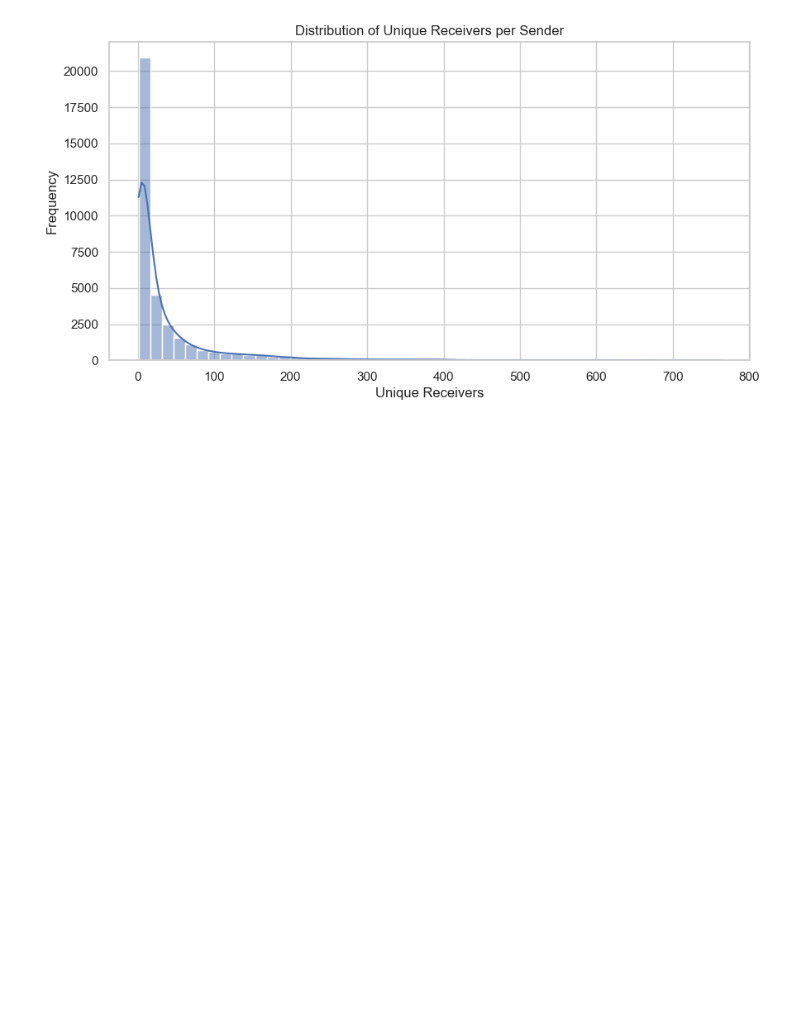
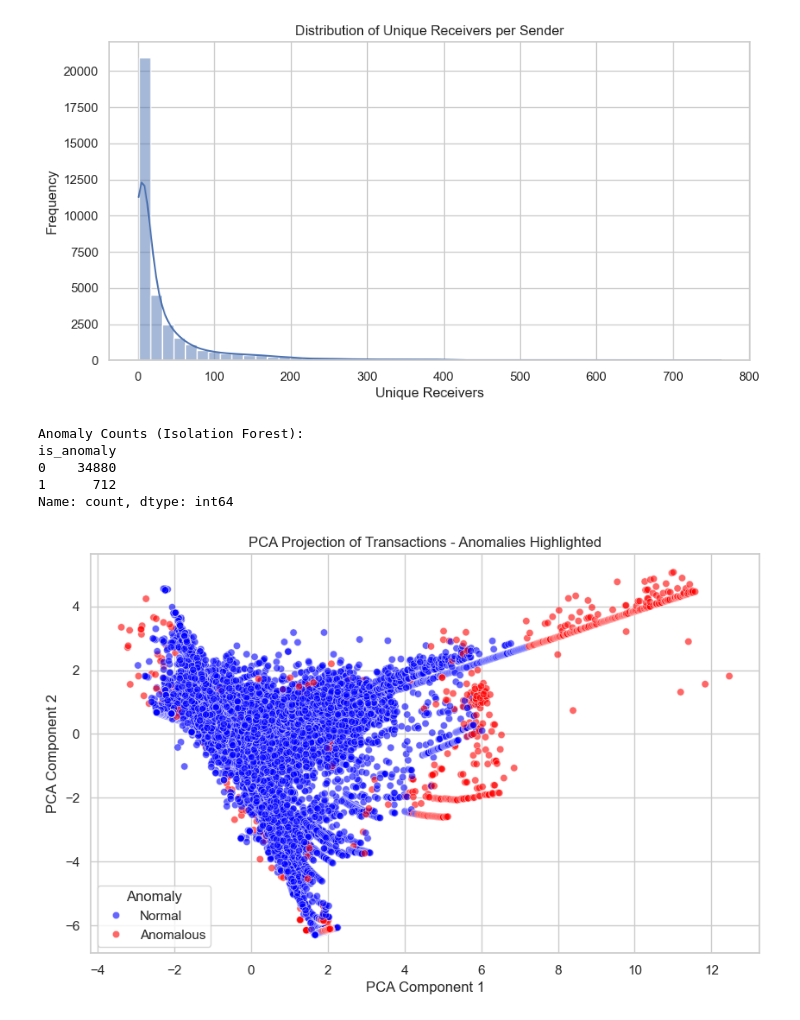
Before and after one commit to KunalVishwaSivakumar/Transaction-Fraud-Detection, a Jupyter notebook: proj.ipynb, the cells around one changed output. Cells and saved outputs as stored; diff of their text form; code cells hidden in the pictures; blank space fills up the shorter version.

```diff
--- a/proj.ipynb
+++ b/proj.ipynb
@@ -143,0 +124,63 @@ plt.show()
+# %%
+from sklearn.preprocessing import StandardScaler
+from sklearn.ensemble import IsolationForest
+from sklearn.decomposition import PCA
+
+# Select modeling features
+features = [
+    'time_diff_sec',
+    'sender_txn_count',
+    'receiver_txn_count',
+    'sender_avg_rating',
+    'receiver_avg_rating',
+    'unique_receivers'
+]
+
+# Clean + scale
+df_model = df[features].replace([np.inf, -np.inf], np.nan).dropna()
+scaler = StandardScaler()
+X_scaled = scaler.fit_transform(df_model)
+
+# Train Isolation Forest
+iso_forest = IsolationForest(n_estimators=100, contamination=0.02, random_state=42)
+df_model['anomaly_score'] = iso_forest.fit_predict(X_scaled)
+df_model['is_anomaly'] = df_model['anomaly_score'].apply(lambda x: 1 if x == -1 else 0)
+
+# PCA for visualization
+pca = PCA(n_components=2)
+X_pca = pca.fit_transform(X_scaled)
+df_model['pca_1'] = X_pca[:, 0]
+df_model['pca_2'] = X_pca[:, 1]
+
+# Print anomaly summary
+print("Anomaly Counts (Isolation Forest):")
+print(df_model['is_anomaly'].value_counts())
+# %% [output]
+Anomaly Counts (Isolation Forest):
+is_anomaly
+0    34880
+1      712
+Name: count, dtype: int64
+# %%
+# Save labeled dataset
+df_model.to_csv("bitcoinotc_with_isolationforest.csv", index=False)
+
+# Save PCA anomaly plot
+plt.figure(figsize=(10, 6))
+scatter = sns.scatterplot(
+    data=df_model,
+    x='pca_1',
+    y='pca_2',
+    hue='is_anomaly',
+    palette={0: 'blue', 1: 'red'},
+    alpha=0.6
+)
+handles, labels = scatter.get_legend_handles_labels()
+plt.legend(handles=handles, labels=["Normal", "Anomalous"], title="Anomaly")
+plt.title("PCA Projection of Transactions - Anomalies Highlighted")
+plt.xlabel("PCA Component 1")
+plt.ylabel("PCA Component 2")
+plt.savefig("pca_anomaly_plot_isolationforest.png", dpi=300)
+plt.show()
+# %% [output]
+[figure, added]
```
Also changed, not shown: parts of 4 cells of this notebook, 3 other files.
